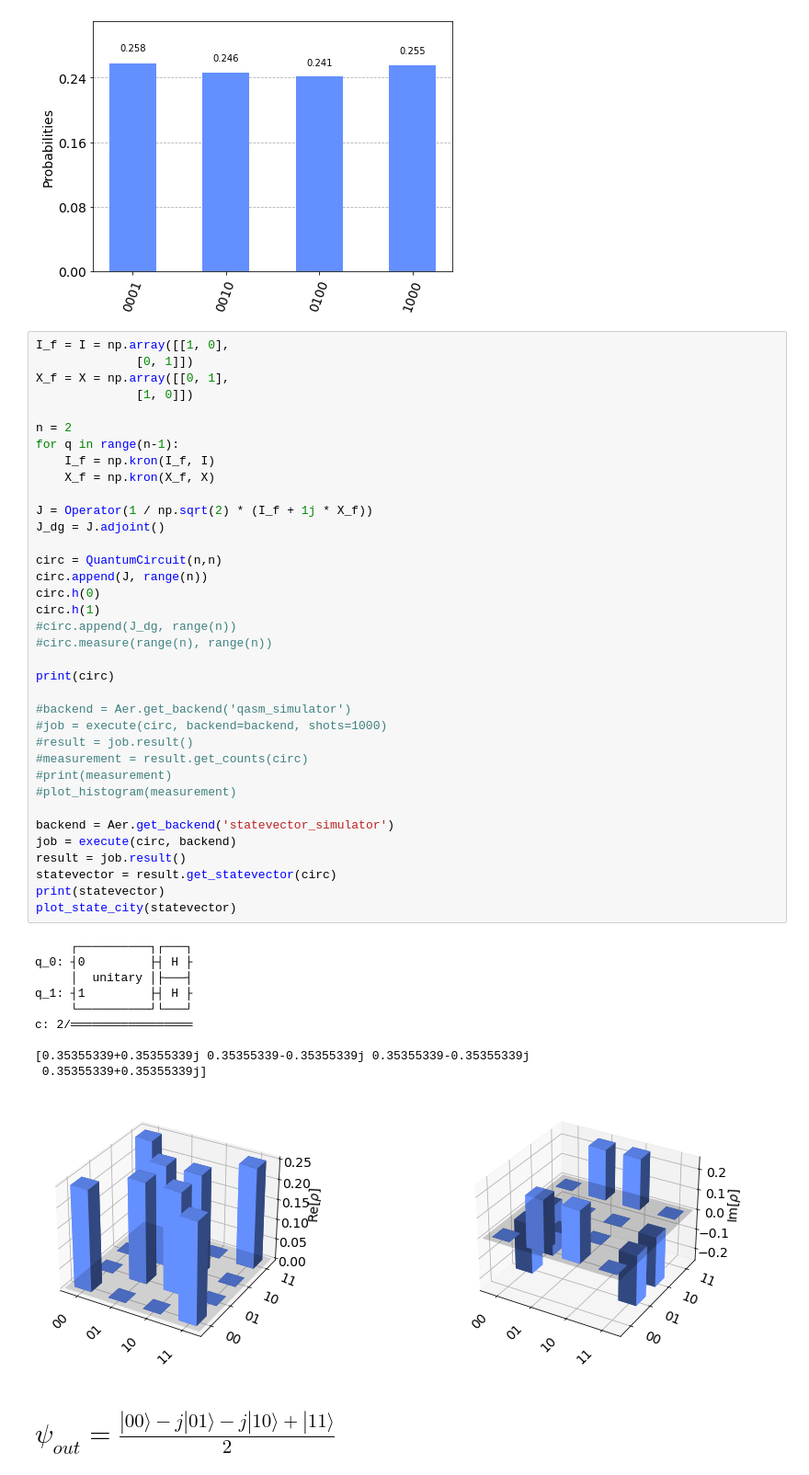
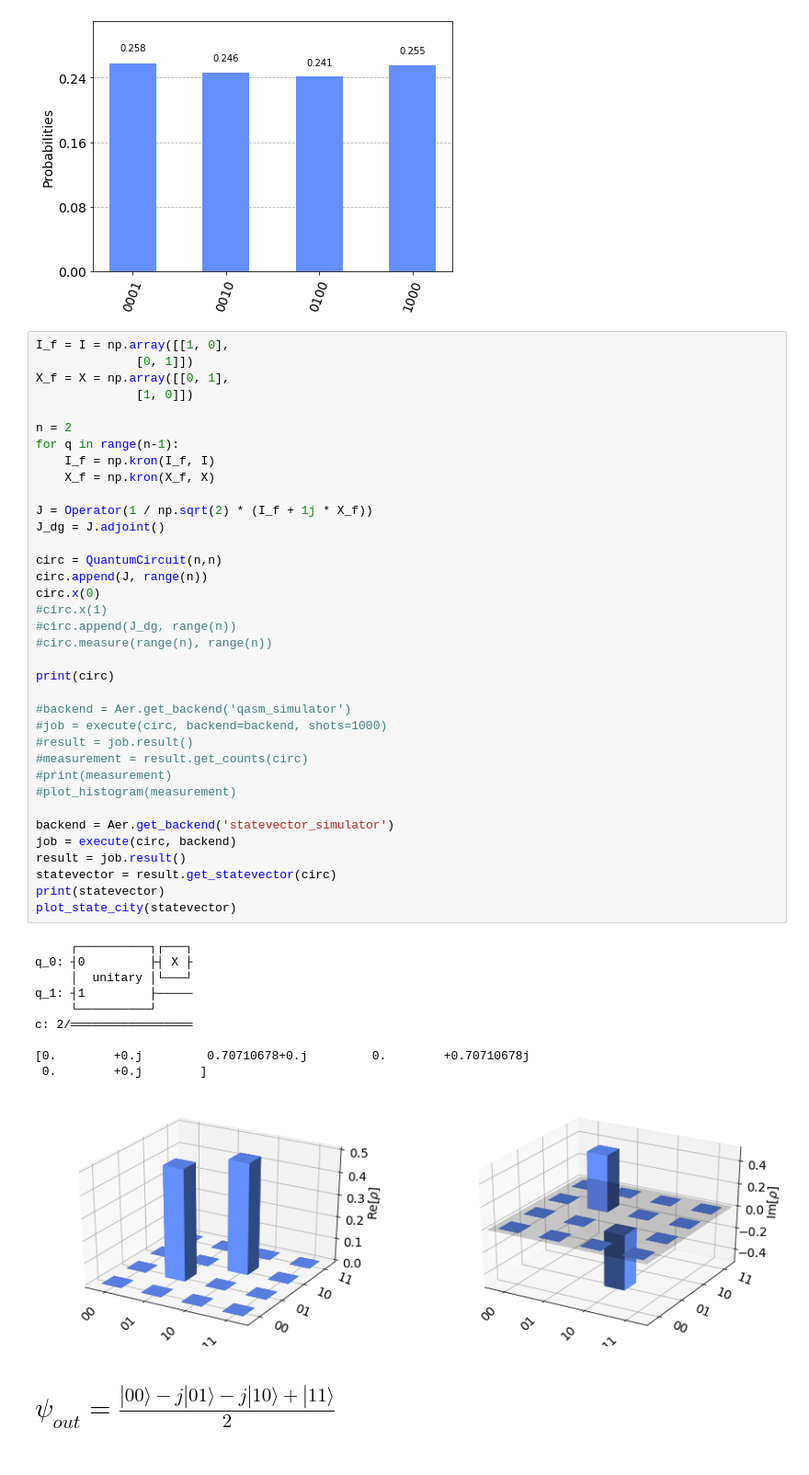
Before and after one commit to agustinsilva447/Quantum-Game-Theory, a Jupyter notebook: routing-game/test_rotaciones.ipynb, the cells around one changed output. Shown at 92% size. Drawn from its saved outputs; the diff is of its cells as text.

```diff
--- a/routing-game/test_rotaciones.ipynb
+++ b/routing-game/test_rotaciones.ipynb
@@ -167,42 +167,42 @@ for q in range(n-1):
     I_f = np.kron(I_f, I)
     X_f = np.kron(X_f, X)
 
 J = Operator(1 / np.sqrt(2) * (I_f + 1j * X_f))
 J_dg = J.adjoint()
 
 circ = QuantumCircuit(n,n)
 circ.append(J, range(n))
-circ.h(0)
-circ.h(1)
+circ.x(0)
+#circ.x(1)
 #circ.append(J_dg, range(n))
 #circ.measure(range(n), range(n))
 
 print(circ)
 
 #backend = Aer.get_backend('qasm_simulator')
 #job = execute(circ, backend=backend, shots=1000)
 #result = job.result()
 #measurement = result.get_counts(circ)
 #print(measurement)
 #plot_histogram(measurement)
 
 backend = Aer.get_backend('statevector_simulator')
 job = execute(circ, backend)
 result = job.result()
 statevector = result.get_statevector(circ)
 print(statevector)
 plot_state_city(statevector)
 # %% [output]
      ┌──────────┐┌───┐
-q_0: ┤0         ├┤ H ├
-     │  unitary │├───┤
-q_1: ┤1         ├┤ H ├
-     └──────────┘└───┘
+q_0: ┤0         ├┤ X ├
+     │  unitary │└───┘
+q_1: ┤1         ├─────
+     └──────────┘
 c: 2/═════════════════
 
-[0.35355339+0.35355339j 0.35355339-0.35355339j 0.35355339-0.35355339j
- 0.35355339+0.35355339j]
+[0.        +0.j         0.70710678+0.j         0.        +0.70710678j
+ 0.        +0.j        ]
-[figure, old version]
+[figure, new version]
 # %% [markdown]
 # $\psi_{out} = \frac{|00\rangle - j |01\rangle - j |10\rangle + |11\rangle}{2}$
 # %%
```
Also changed, not shown: 2 other files.
